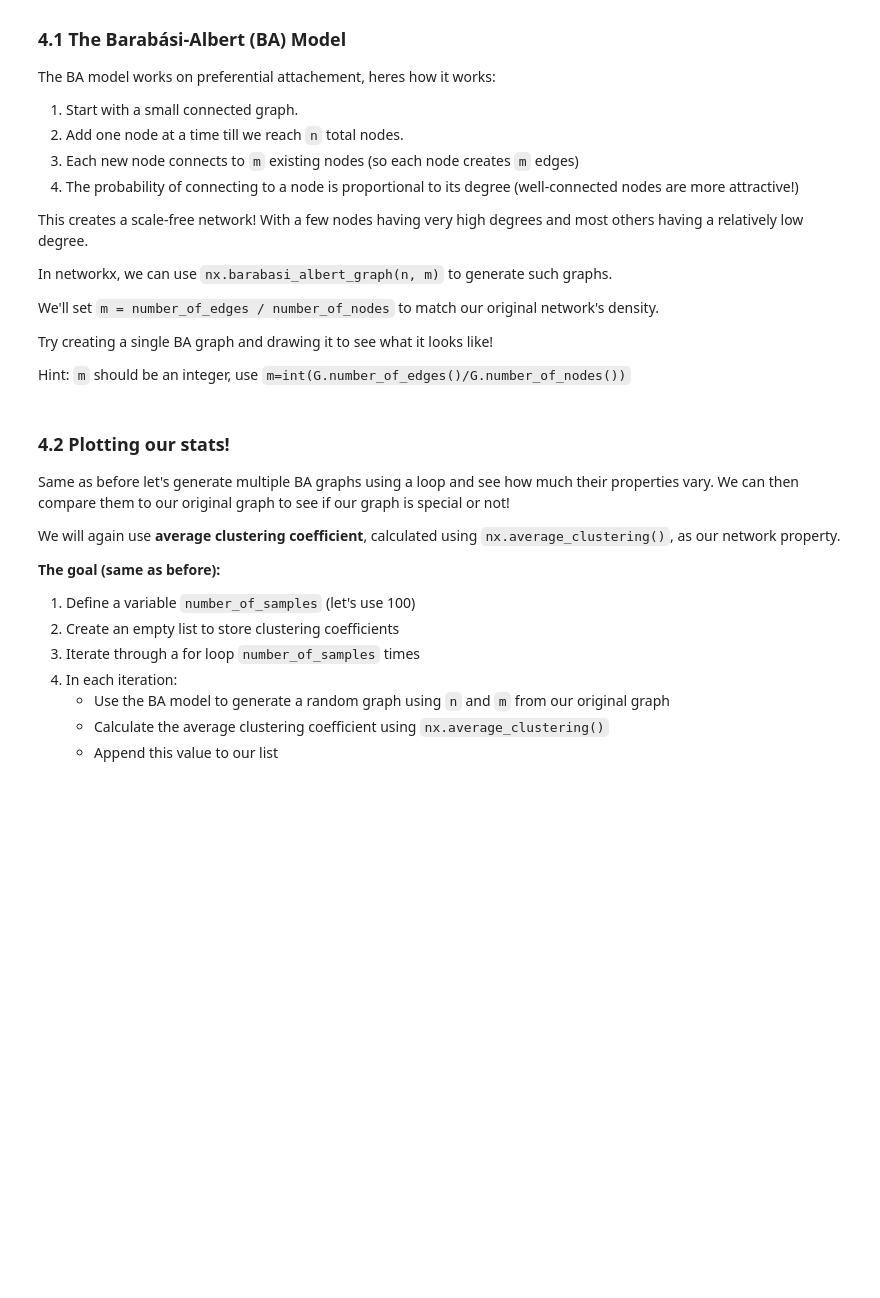
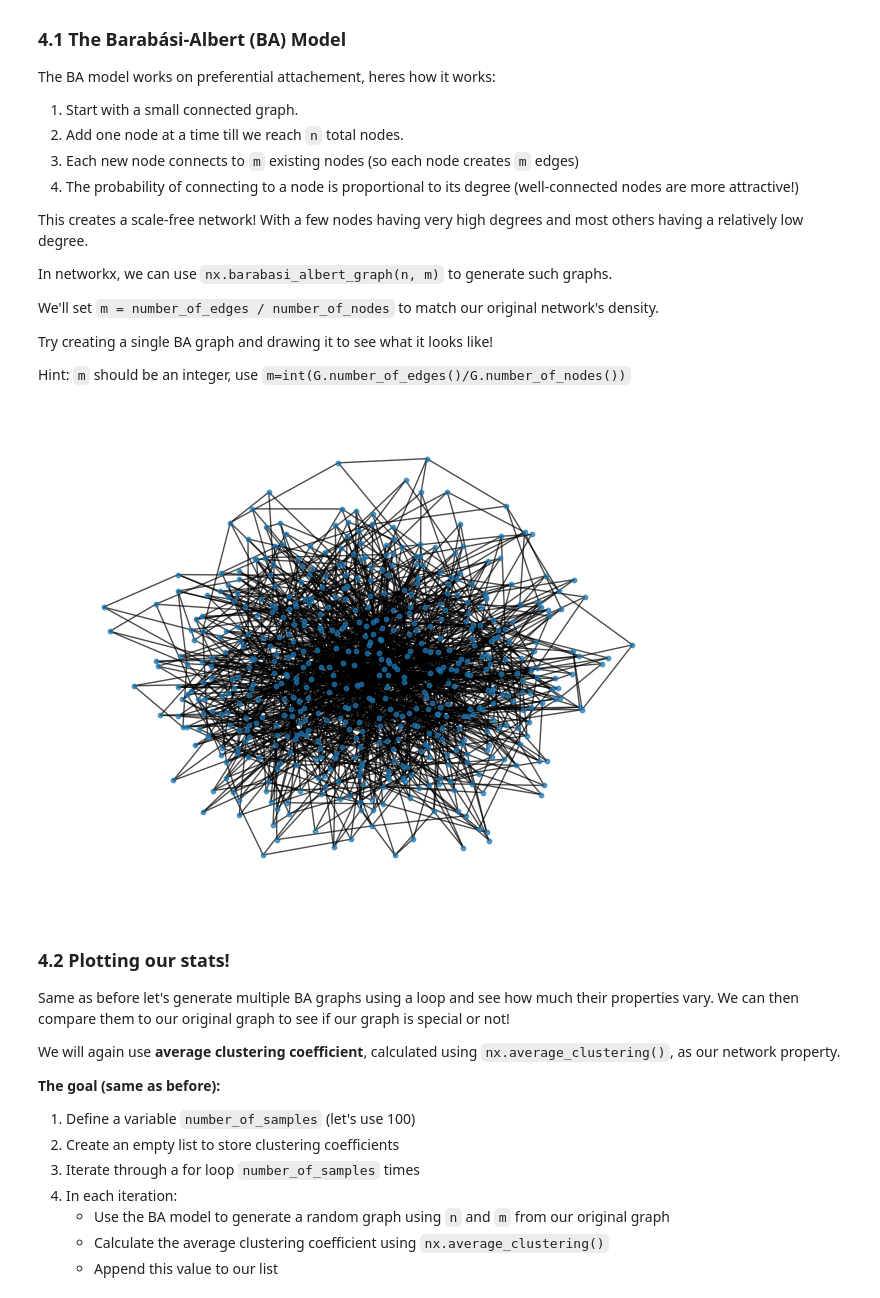
Before and after one commit to hyunderscore/BIOL4200homework-, a Jupyter notebook: lab6/lab6.ipynb, the cells around one changed output. Cells and saved outputs as stored; diff of their text form; code cells hidden in the pictures; blank space fills up the shorter version.

```diff
--- a/lab6/lab6.ipynb
+++ b/lab6/lab6.ipynb
@@ -140,6 +179,11 @@ We'll set `m = number_of_edges / number_of_nodes` to match our original network'
 Try creating a single BA graph and drawing it to see what it looks like!
 
 Hint: `m` should be an integer, use `m=int(G.number_of_edges()/G.number_of_nodes())`
+# %%
+BA = nx.barabasi_albert_graph(G.number_of_nodes(), int(G.number_of_edges()/G.number_of_nodes())) #create BA graph using number of nodes in g and number of edges in g
+nx.draw(BA, node_size = 10, alpha = 0.7) #draw the random graph
+# %% [output]
+[figure, added]
 # %% [markdown]
 ### 4.2 Plotting our stats!
 
```
Also changed, not shown: parts of 10 cells of this notebook, 1 other file.
